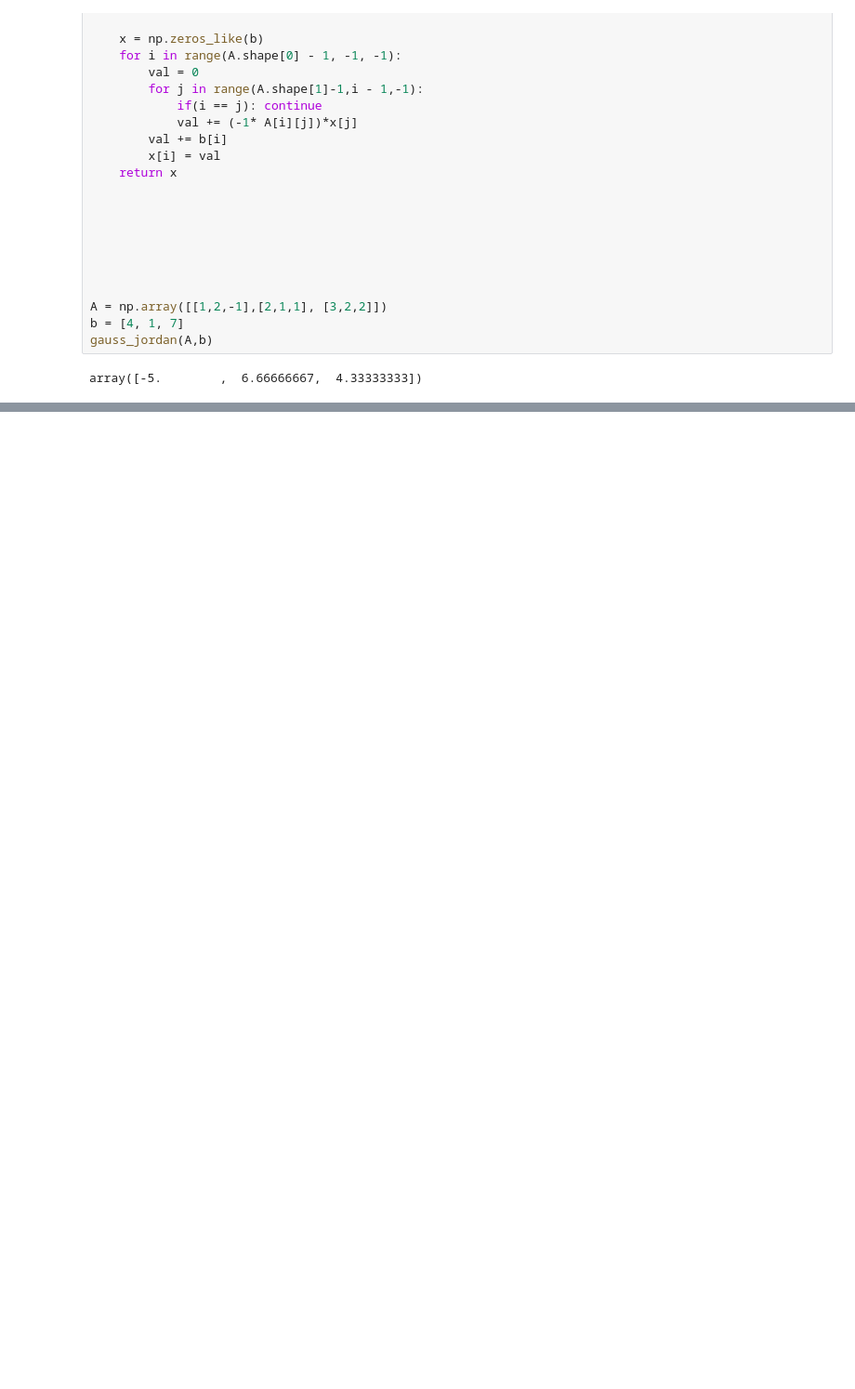
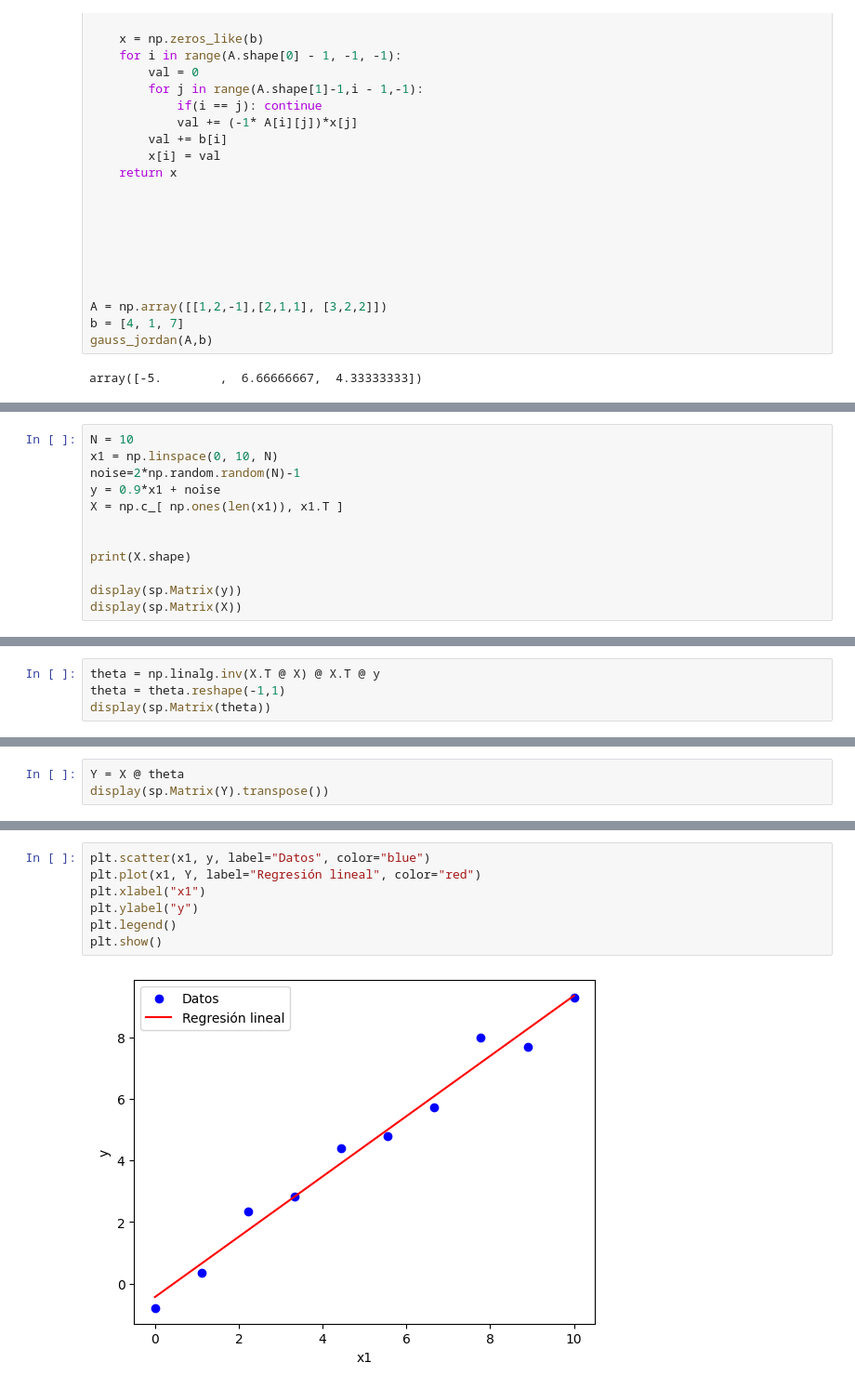
Before and after one commit to Another-DevX/Metodos-computacionales, a Jupyter notebook: algebra_lineal/matrices.ipynb, the cells around one changed output, grey strips where cells are left out. Shown: that part at 93% size. Cells and saved outputs as stored; diff of their text form; blank space fills up the shorter version.

Commit message:
add linalg problems

```diff
--- a/algebra_lineal/matrices.ipynb
+++ b/algebra_lineal/matrices.ipynb
@@ -129,0 +311,12 @@ array([-5.        ,  6.66666667,  4.33333333])
+# %%
+N = 10
+x1 = np.linspace(0, 10, N)
+noise=2*np.random.random(N)-1
+y = 0.9*x1 + noise
+X = np.c_[ np.ones(len(x1)), x1.T ]
+
+
+print(X.shape)
+
+display(sp.Matrix(y))
+display(sp.Matrix(X))
@@ -129,0 +327,4 @@ array([-5.        ,  6.66666667,  4.33333333])
+# %%
+theta = np.linalg.inv(X.T @ X) @ X.T @ y
+theta = theta.reshape(-1,1)
+display(sp.Matrix(theta))
@@ -129,0 +333,3 @@ array([-5.        ,  6.66666667,  4.33333333])
+# %%
+Y = X @ theta
+display(sp.Matrix(Y).transpose())
@@ -129,0 +338,9 @@ array([-5.        ,  6.66666667,  4.33333333])
+# %%
+plt.scatter(x1, y, label="Datos", color="blue")
+plt.plot(x1, Y, label="Regresión lineal", color="red")
+plt.xlabel("x1")
+plt.ylabel("y")
+plt.legend()
+plt.show()
+# %% [output]
+[figure, added]
```
Also changed, not shown: parts of 22 cells of this notebook.
